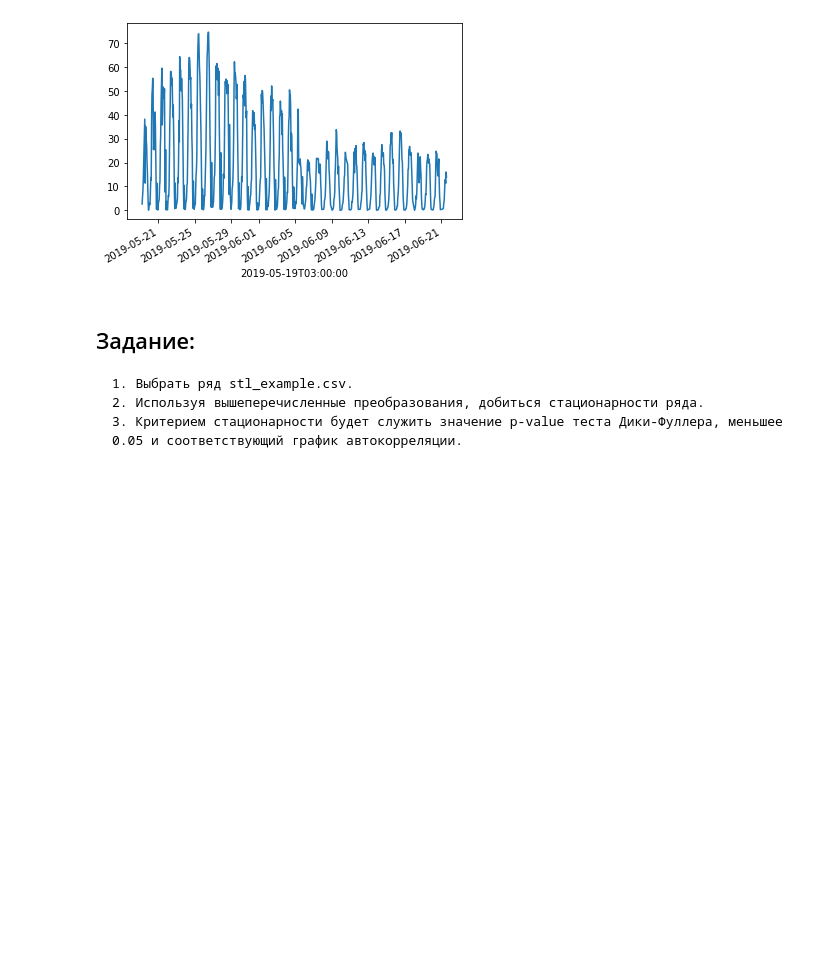
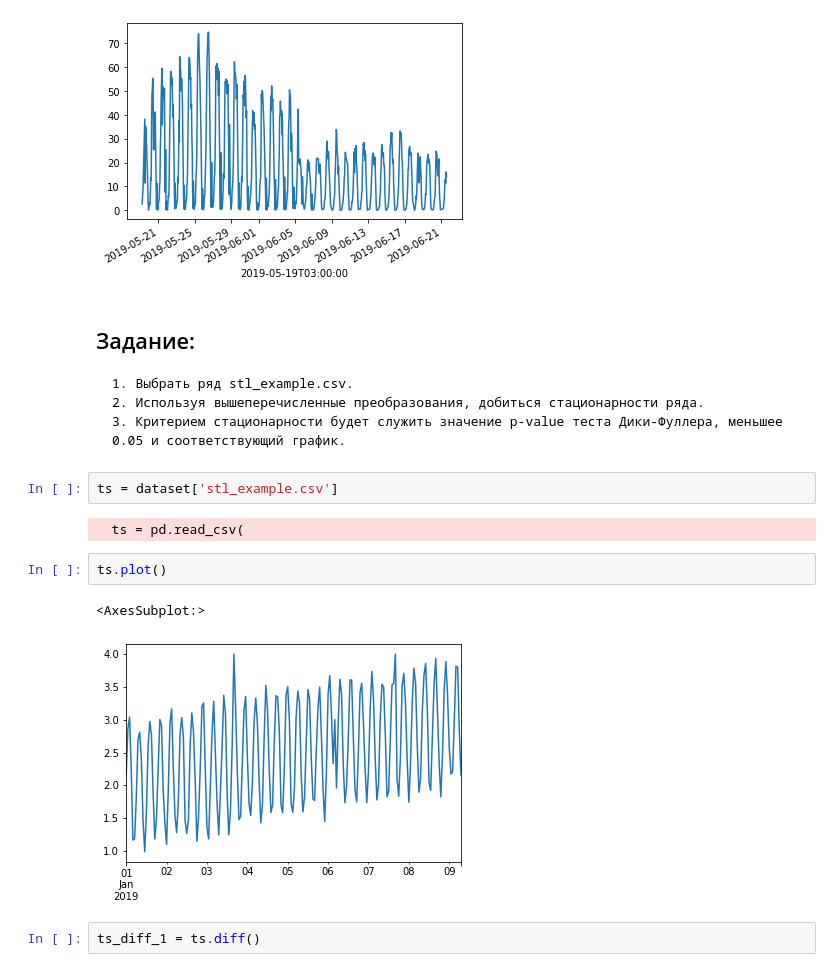
Before and after one commit to technogleb/ts_winter, a Jupyter notebook: week_1/transformations.ipynb, the cells around one changed output. Saved outputs shown, nothing was run; the diff lists cells and outputs as text; blank space fills up the shorter version.

```diff
--- a/week_1/transformations.ipynb
+++ b/week_1/transformations.ipynb
@@ -153,4 +164,15 @@ back_transformed.plot()
 ## Задание:
     1. Выбрать ряд stl_example.csv.
     2. Используя вышеперечисленные преобразования, добиться стационарности ряда.
-    3. Критерием стационарности будет служить значение p-value теста Дики-Фуллера, меньшее 0.05 и соответствующий график автокорреляции.
+    3. Критерием стационарности будет служить значение p-value теста Дики-Фуллера, меньшее 0.05 и соответствующий график.
+# %%
+ts = dataset['stl_example.csv']
+# %% [output]
+  ts = pd.read_csv(
+# %%
+ts.plot()
+# %% [output]
+<AxesSubplot:>
+[figure, added]
+# %%
+ts_diff_1 = ts.diff()
```
Also changed, not shown: parts of 20 cells of this notebook, 1 other file.
